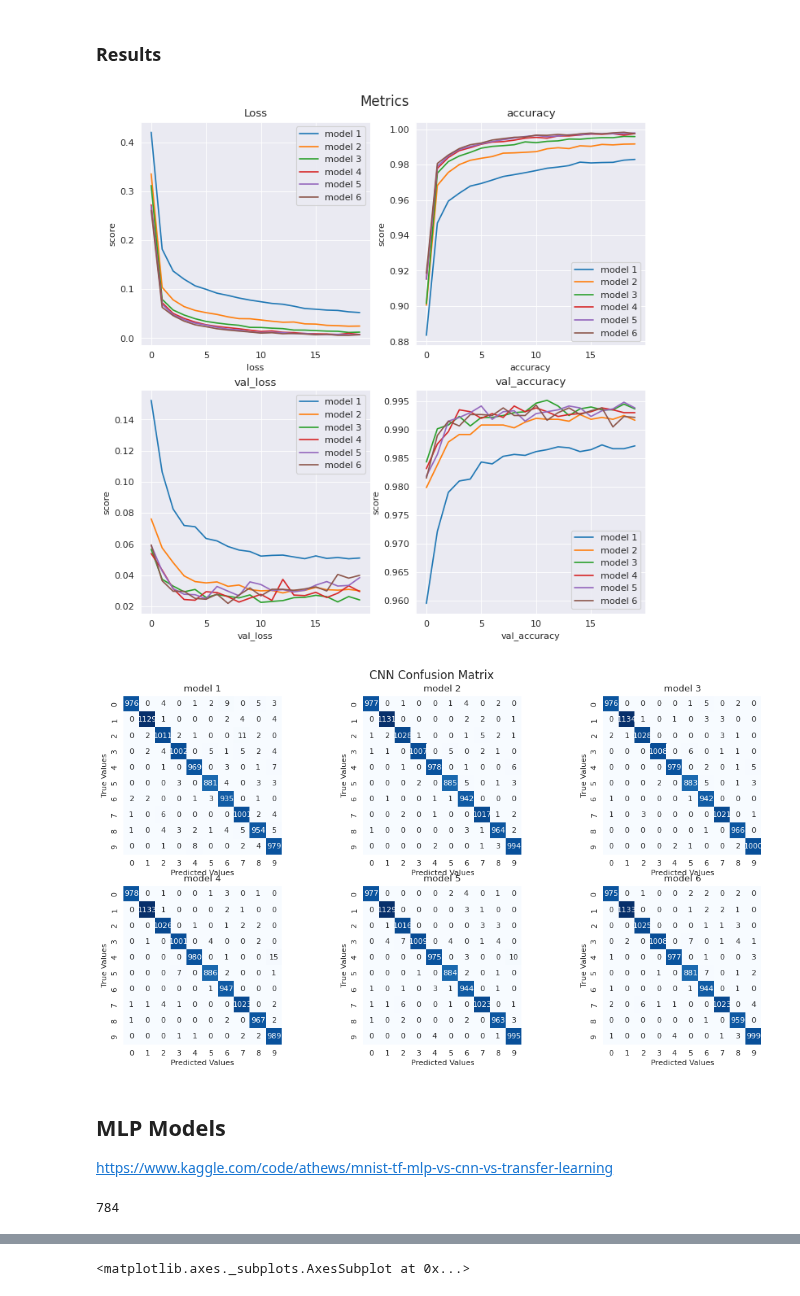
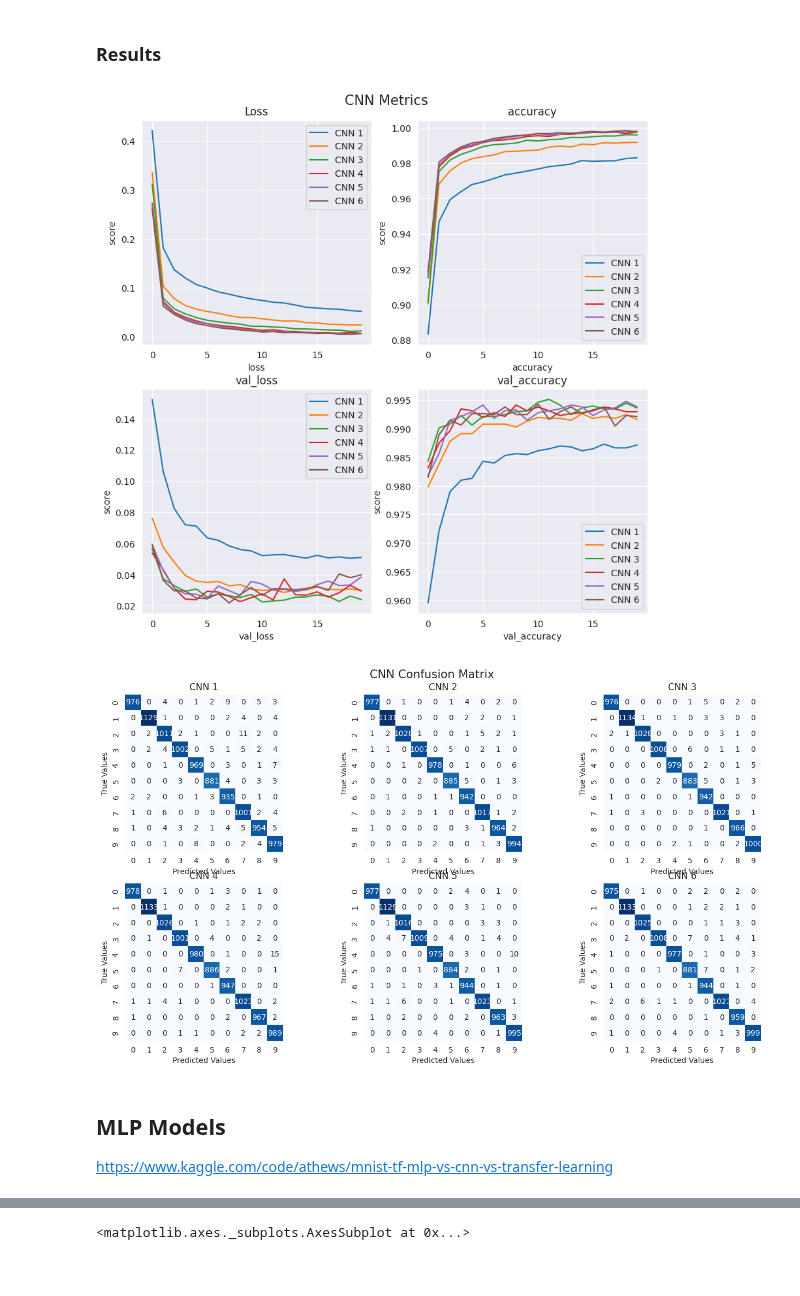
Before and after one commit to barauna-lo/Neurocomputing, a Jupyter notebook: Project_04_CNN.ipynb, the cells around one changed output, grey strips where cells are left out. Cells and saved outputs as stored; diff of their text form; code cells hidden in the pictures.

```diff
--- a/Project_04_CNN.ipynb
+++ b/Project_04_CNN.ipynb
@@ -276,26 +712,28 @@ model6 = keras.Sequential(
     ]
 )
 # %%
-# models = [model1,model2,model3,model4,model5,model6]
-# historys = []
+models = [model1,model2,model3,model4,model5,model6]
+model_name = ['CNN 1','CNN 2','CNN 3','CNN 4','CNN 5','CNN 6']
+historys = []
 
-# batch_size = 128
-# epochs = 20
-# for i in range(len(models)):
-#   models[i].compile(loss="categorical_crossentropy", optimizer="adam", metrics=["accuracy"])
-#   historys.append(models[i].fit(x_train, y_train, batch_size=batch_size, epochs=epochs, validation_split=0.1))
+batch_size = 128
+epochs = 20
+for i in range(len(models)):
+  models[i].compile(loss="categorical_crossentropy", optimizer="adam", metrics=["accuracy"])
+  historys.append(models[i].fit(x_train, y_train, batch_size=batch_size, epochs=epochs, validation_split=0.1))
+  print(f"\n-------------\n-------------\nmodel {model_name[i]} DONE !!!!!!!!\n-------------\n-------------\n")
 # %% [markdown]
 ### Score
 # %%
-score = []
+score_cnn = []
 for i in range(len(models)):
-  score.append(models[i].evaluate(x_test, y_test, verbose=0))
+  score_cnn.append(models[i].evaluate(x_test, y_test, verbose=0))
 # %%
-model_name = ['model 1','model 2','model 3','model 4','model 5','model 6']
+
 for i in range(len(models)):
   print(model_name[i])
-  print("Test loss:", score[i][0])
-  print("Test accuracy:", score[i][1])
+  print("Test loss:", score_cnn[i][0])
+  print("Test accuracy:", score_cnn[i][1])
 # %% [output]
 model 1
 Test loss: 0.05025001987814903
@@ -318,53 +756,55 @@ Test accuracy: 0.9923999905586243
 # %% [markdown]
 ### Results
 # %%
-model_name = ['model 1','model 2','model 3','model 4','model 5','model 6']
-
-fig = plt.figure(figsize=(10, 10),dpi=80) # Set Figure
-plt.suptitle('Metrics',  y=0.90, horizontalalignment='center', verticalalignment='bottom', fontsize = 15)
+fig = plt.figure(figsize=(10, 10),dpi=100) # Set Figure
+plt.suptitle('CNN Metrics',  y=0.90, horizontalalignment='center', verticalalignment='bottom', fontsize = 15)
 plt.subplot(2,2,1)
 for i in range(len(models)): plt.plot(historys[i].history['loss'],label=model_name[i])
 plt.xlabel('loss')
 plt.ylabel('score')
 plt.title('Loss')
 plt.legend()
 
 plt.subplot(2,2,2)
 for i in range(len(models)): plt.plot(historys[i].history['accuracy'],label=model_name[i])
 plt.xlabel('accuracy')
 plt.ylabel('score')
 plt.title('accuracy')
 plt.legend()
 
 plt.subplot(2,2,3)
 for i in range(len(models)): plt.plot(historys[i].history['val_loss'],label=model_name[i])
 plt.xlabel('val_loss')
 plt.ylabel('score')
 plt.title('val_loss')
 plt.legend()
 
 plt.subplot(2,2,4)
 for i in range(len(models)): plt.plot(historys[i].history['val_accuracy'],label=model_name[i])
 plt.xlabel('val_accuracy')
 plt.ylabel('score')
 plt.title('val_accuracy')
 plt.legend()
 
+plt.savefig(f'P4_Metrics_CNN.png',bbox_inches='tight')
+
 plt.show()
 # %% [output]
-[figure, old version]
+[figure, new version]
 # %%
 #y_test = np.argmax(y_test, 1) # Decode labels
-fig = plt.figure(figsize=(16, 13),dpi=80) # Set Figure
+fig = plt.figure(figsize=(16, 13),dpi=100) # Set Figure
 plt.suptitle('CNN Confusion Matrix',  y=0.90, horizontalalignment='center', verticalalignment='bottom', fontsize = 15)
 # Plot Confusion matrix
 for i in range(len(models)):
   plt.subplot(3,3,i+1)
   plot_confusion_matrix(models[i],x_test,y_test,model_name[i])
+
+plt.savefig(f'P4_ConfMatr_CNN.png',bbox_inches='tight')
 plt.show()
 #https://www.kaggle.com/code/elcaiseri/mnist-simple-cnn-keras-accuracy-0-99-top-1
 # %% [output]
-[figure, old version]
+[figure, new version]
 # %% [markdown]
 ## MLP Models
 
@@ -390,7 +834,3 @@ early_stopping = callbacks.EarlyStopping(
         patience=20,     # how many epochs to wait before stopping
         restore_best_weights=True,
     )
-# %%
-28*28
-# %% [output]
-784
```
Also changed, not shown: parts of 16 cells of this notebook.
